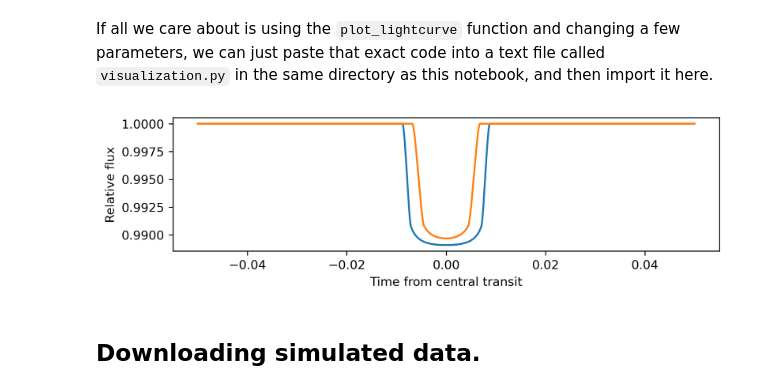
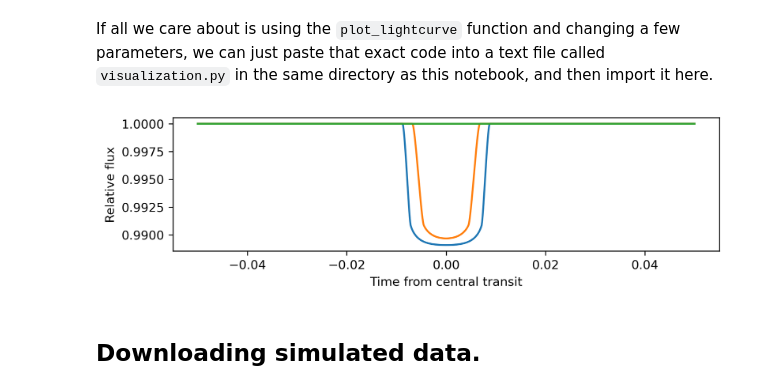
Before and after one commit to ers-transit/hackathon-2021-day0, a Jupyter notebook: hackathon-day0-tutorial.ipynb, the cells around one changed output. Drawn from its saved outputs; the diff is of its cells as text; code cells hidden in the pictures.

```diff
--- a/hackathon-day0-tutorial.ipynb
+++ b/hackathon-day0-tutorial.ipynb
@@ -154,8 +154,9 @@ import visualization as vi
 # %%
 vi.plot_lightcurve(rp=0.1, a=20, inc=90.0)
 vi.plot_lightcurve(rp=0.1, a=20, inc=88.0)
+vi.plot_lightcurve(rp=0.1, a=20, inc=85.0)
 # %% [output]
-[figure, old version]
+[figure, new version]
 # %% [markdown]
 ## Downloading simulated data.
 # %% [markdown]
```
Also changed, not shown: parts of 3 cells of this notebook.
